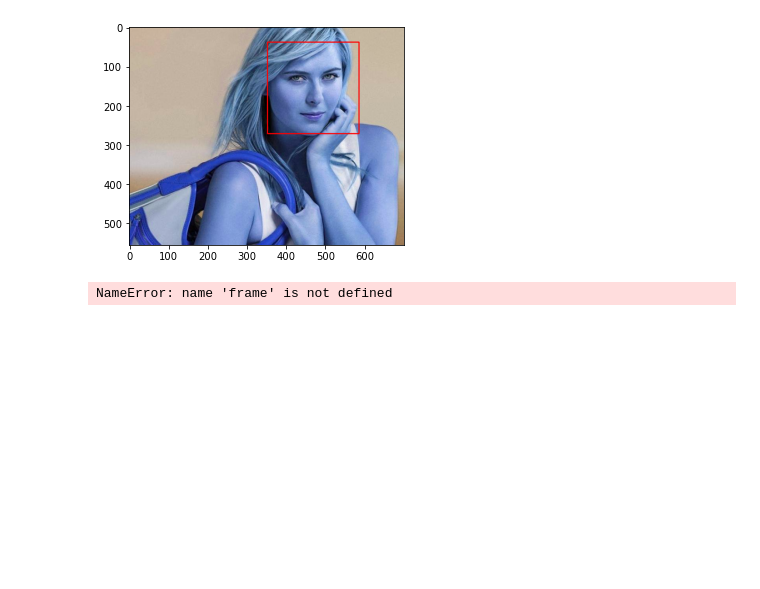
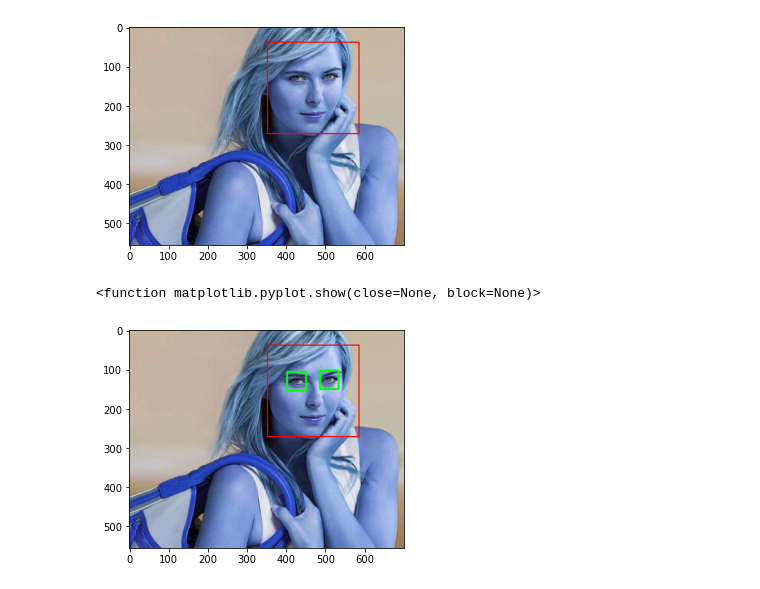
Before and after one commit to sahoodsd/sports_person_classification, a Jupyter notebook: model/sport_person_classifier_model.ipynb, the cells around one changed output. Saved outputs shown, nothing was run; the diff lists cells and outputs as text; code cells hidden in the pictures; blank space fills up the shorter version.

Commit message:
image cropped and tested

```diff
--- a/model/sport_person_classifier_model.ipynb
+++ b/model/sport_person_classifier_model.ipynb
@@ -36,6 +36,8 @@ plt.imshow(gray,cmap='gray')
 [figure]
 # %%
 face_cascade = cv2.CascadeClassifier('./opencv/haarcascades/haarcascade_frontalface_default.xml')
+eye_cascade = cv2.CascadeClassifier('./opencv/haarcascades/haarcascade_eye.xml')
+
 
 faces = face_cascade.detectMultiScale(gray,1.3,5)
 faces
@@ -54,17 +56,17 @@ plt.imshow(face_image)
 <matplotlib.image.AxesImage at 0x...>
 [figure]
 # %%
-
 for (x,y,w,h) in faces:
-    center = (x + w//2, y + h//2)
-    frame = cv2.ellipse(frame, center, (w//2, h//2), 0, 0, 360, (255, 0, 255), 4)
-    faceROI = frame_gray[y:y+h,x:x+w]
+    face_img = cv2.rectangle(img, (x,y), (x+w, y+h),(255, 0, 0), 2)
+    roi_gray = gray[y:y+h,x:x+w]
+    roi_color = face_img[y:y+h,x:x+w]
     #-- In each face, detect eyes
-    eyes = eyes_cascade.detectMultiScale(faceROI)
+    eyes = eye_cascade.detectMultiScale(roi_gray)
     for (x2,y2,w2,h2) in eyes:
-        eye_center = (x + x2 + w2//2, y + y2 + h2//2)
-        radius = int(round((w2 + h2)*0.25))
-        frame = cv2.circle(frame, eye_center, radius, (255, 0, 0 ), 4)
-cv.imshow('Capture - Face detection', frame)
+        cv2.rectangle(roi_color, (x2,y2), (x2+w2, y2+h2) ,(0,255, 0 ), 4)
+plt.figure()
+plt.imshow(face_img,cmap='gray')
+plt.show
 # %% [output]
-NameError: name 'frame' is not defined
+<function matplotlib.pyplot.show(close=None, block=None)>
+[figure, added]
```
Also changed, not shown: parts of 11 cells of this notebook, 1 other file.
